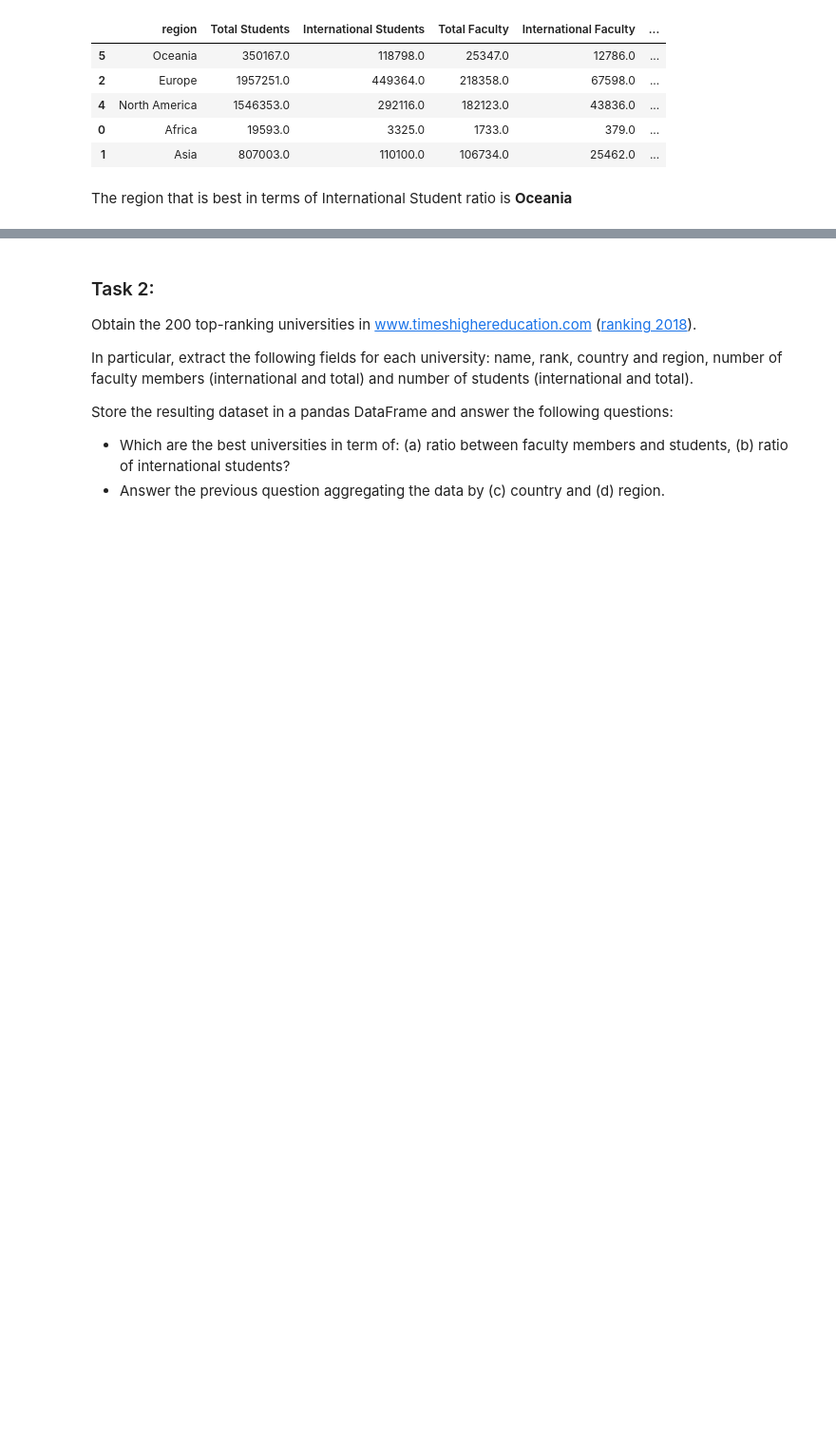
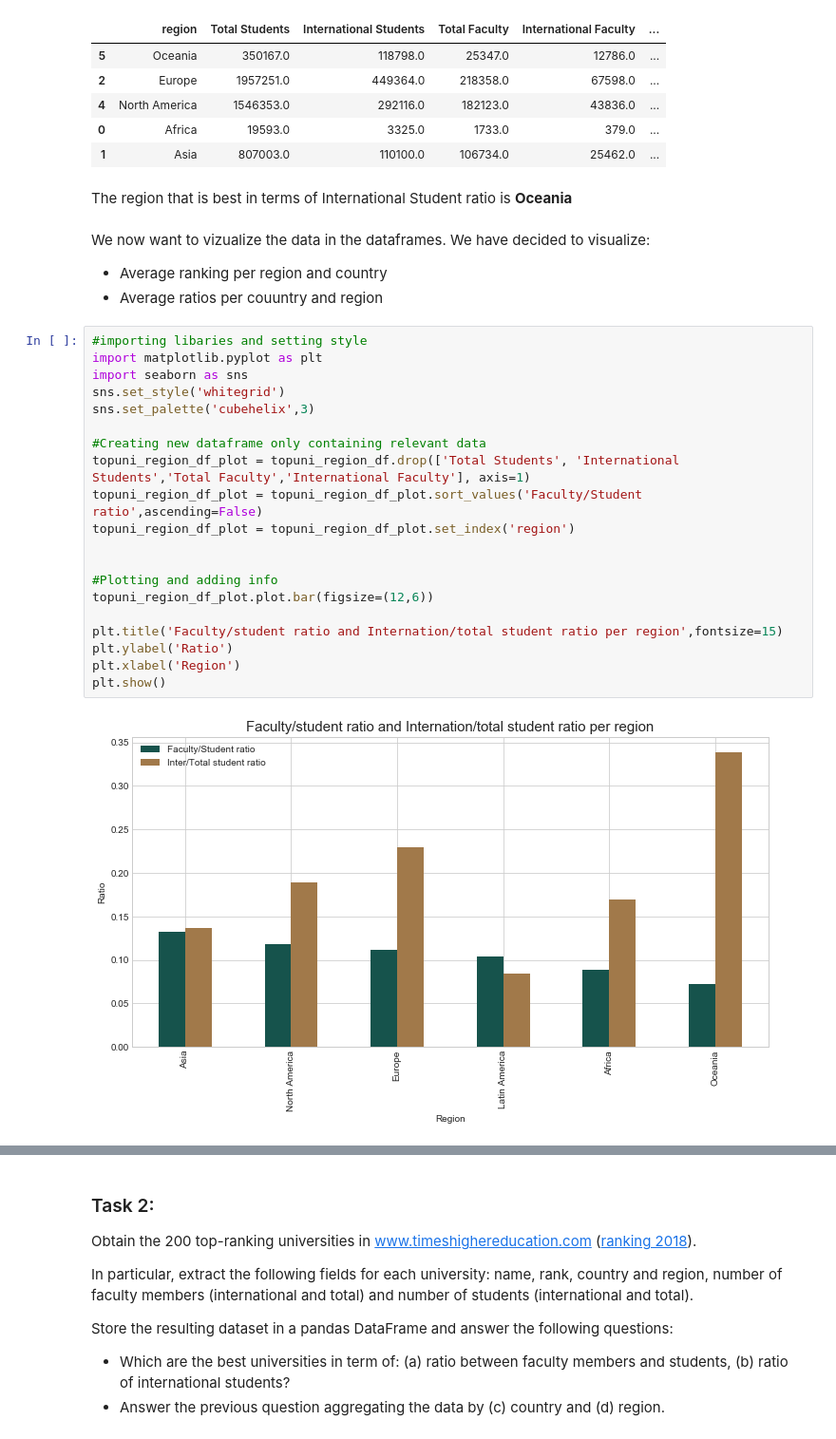
Before and after one commit to sourabhlal/ada2017, a Jupyter notebook: 02 - Data from the Web/homework02.ipynb, the cells around one changed output, grey strips where cells are left out. Shown at 95% size. Cells and saved outputs as stored; diff of their text form; blank space fills up the shorter version.

Commit message:
Plotting

```diff
--- a/02 - Data from the Web/homework02.ipynb
+++ b/02 - Data from the Web/homework02.ipynb
@@ -266,3 +220,29 @@ topuni_region_df.sort_values("Inter/Total student ratio",ascending=False).head()
 | 1 | Asia | 807003.0 | 110100.0 | 106734.0 | 25462.0 | ... |
 # %% [markdown]
 The region that is best in terms of International Student ratio is **Oceania**
+# %% [markdown]
+We now want to vizualize the data in the dataframes. We have decided to visualize:
+- Average ranking per region and country
+- Average ratios per couuntry and region
+# %%
+#importing libaries and setting style
+import matplotlib.pyplot as plt
+import seaborn as sns
+sns.set_style('whitegrid')
+sns.set_palette('cubehelix',3)
+
+#Creating new dataframe only containing relevant data
+topuni_region_df_plot = topuni_region_df.drop(['Total Students', 'International Students','Total Faculty','International Faculty'], axis=1)
+topuni_region_df_plot = topuni_region_df_plot.sort_values('Faculty/Student ratio',ascending=False)
+topuni_region_df_plot = topuni_region_df_plot.set_index('region')
+
+
+#Plotting and adding info
+topuni_region_df_plot.plot.bar(figsize=(12,6))
+
+plt.title('Faculty/student ratio and Internation/total student ratio per region',fontsize=15)
+plt.ylabel('Ratio')
+plt.xlabel('Region')
+plt.show()
+# %% [output]
+[figure, added]
```
Also changed, not shown: parts of 15 cells of this notebook.
